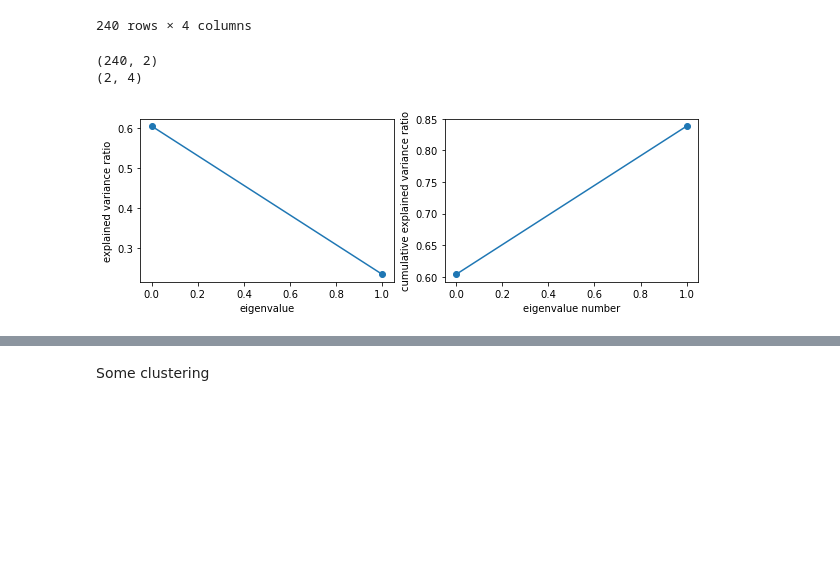
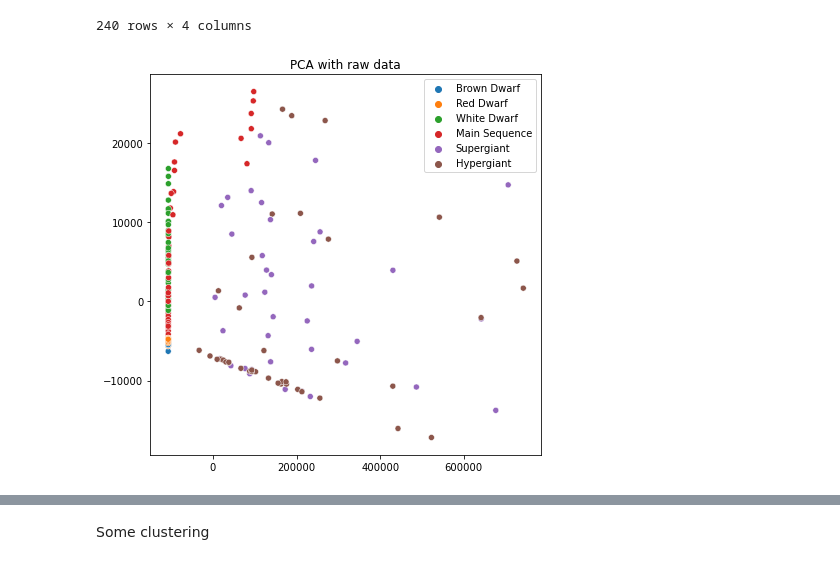
Before and after one commit to LorenzoVigan56/astrostatistics_bicocca_2024, a Jupyter notebook: working/L15_HRdiagram.ipynb, the cells around one changed output, grey strips where cells are left out. Cells and saved outputs as stored; diff of their text form; code cells hidden in the pictures; blank space fills up the shorter version.

```diff
--- a/working/L15_HRdiagram.ipynb
+++ b/working/L15_HRdiagram.ipynb
@@ -83,2 +86,12 @@ X_cent = center_values(X_array)
+# %%
+pca = PCA(n_components=2)
+X_s = pca.fit_transform(X_array)
+# %%
+fig = plt.figure(figsize=(7, 7))
+sns.scatterplot(x=X_s[:,0], y=X_s[:,1], hue=labels)
+plt.title("PCA with raw data")
+plt.show()
+# %% [output]
+[figure, added]
 # %%
 from sklearn.preprocessing import StandardScaler
@@ -89,42 +102,0 @@ new_df_stars = df_stars.drop(["Star color", "Spectral Class"], axis=1)
-# %%
-n_components=2
-pca = PCA(n_components=n_components) # n_components can be optionally set
-pca.fit(X)
-
-eigenvalues = pca.transform(X) # compute the subspace projection of X, 4 eigenvalues for each of the 100 samples
-mean = pca.mean_ # length 10 mean of the data
-eigenvectors = pca.components_ # 4x10 matrix of components, multiply each by respective eigenvalue to reconstruct
-pca_comp = np.vstack([mean, pca.components_]) # Add the mean to the components
-evals = pca.explained_variance_ratio_
-
-# Reconstruction of object1
-# Xreconstruct[0] = mean + eigenvectors*eigenvalues[0]
-
-print(eigenvalues.shape)
-print(eigenvectors.shape)
-# %% [output]
-(240, 2)
-(2, 4)
-# %%
-# Plot the results
-fig = plt.figure(figsize=(10, 3))
-
-ax = fig.add_subplot(121)
-
-ax.plot(np.arange(n_components), evals)
-ax.scatter(np.arange(n_components), evals)
-
-ax.set_xlabel("eigenvalue")
-ax.set_ylabel("explained variance ratio")
-
-ax = fig.add_subplot(122)
-
-ax.plot(np.arange(n_components), evals.cumsum())
-ax.scatter(np.arange(n_components), evals.cumsum())
-
-ax.set_xlabel("eigenvalue number")
-ax.set_ylabel("cumulative explained variance ratio")
-
-plt.show()
-# %% [output]
-[figure, removed]
```
Also changed, not shown: parts of 9 cells of this notebook.
